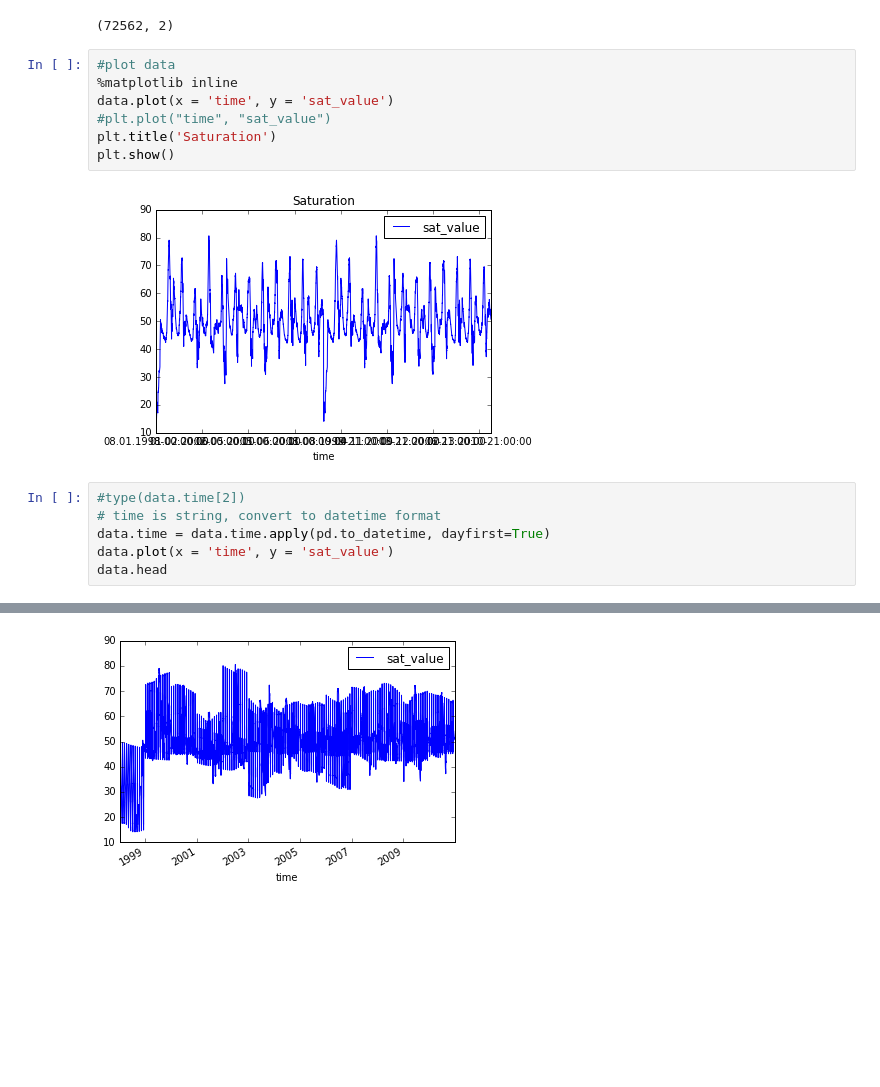
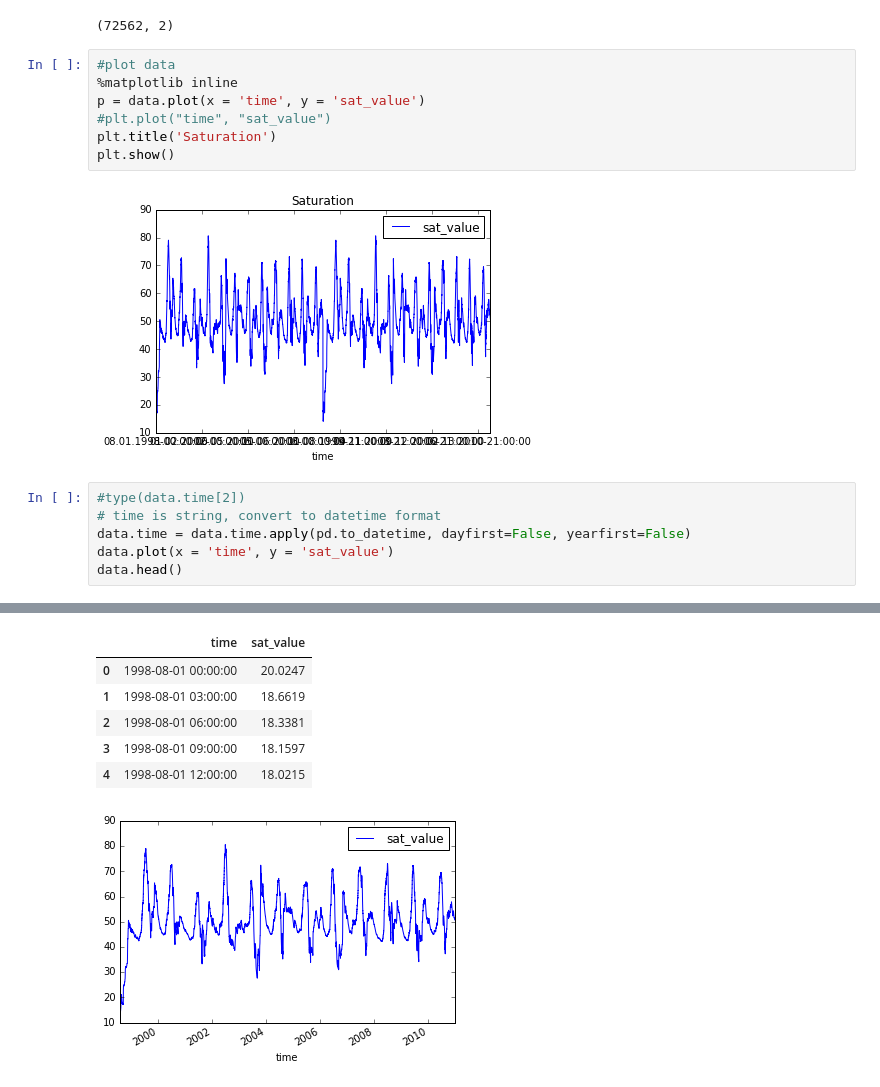
Before and after one commit to Freshwater-Initiative/SkagitLandslideHazards, a Jupyter notebook: test_notebook.ipynb, the cells around one changed output, grey strips where cells are left out. Saved outputs shown, nothing was run; the diff lists cells and outputs as text; blank space fills up the shorter version.

```diff
--- a/test_notebook.ipynb
+++ b/test_notebook.ipynb
@@ -13,16 +23,16 @@ data.shape
 # %%
 #plot data
 %matplotlib inline
-data.plot(x = 'time', y = 'sat_value')
+p = data.plot(x = 'time', y = 'sat_value')
 #plt.plot("time", "sat_value")
 plt.title('Saturation')
 plt.show()
 # %% [output]
-[figure, old version]
+[figure, new version]
 # %%
 #type(data.time[2])
 # time is string, convert to datetime format
-data.time = data.time.apply(pd.to_datetime, dayfirst=True)
+data.time = data.time.apply(pd.to_datetime, dayfirst=False, yearfirst=False)
 data.plot(x = 'time', y = 'sat_value')
-data.head
+data.head()
 # %% [output]
@@ -46,3 +39,9 @@ data.head
+|  | time | sat_value |
+| 0 | 1998-08-01 00:00:00 | 20.0247 |
+| 1 | 1998-08-01 03:00:00 | 18.6619 |
+| 2 | 1998-08-01 06:00:00 | 18.3381 |
+| 3 | 1998-08-01 09:00:00 | 18.1597 |
+| 4 | 1998-08-01 12:00:00 | 18.0215 |
-[figure, old version]
+[figure, new version]
 # %%
 ds = data.to_xarray()
```
Also changed, not shown: parts of 21 cells of this notebook, 1 other file.
